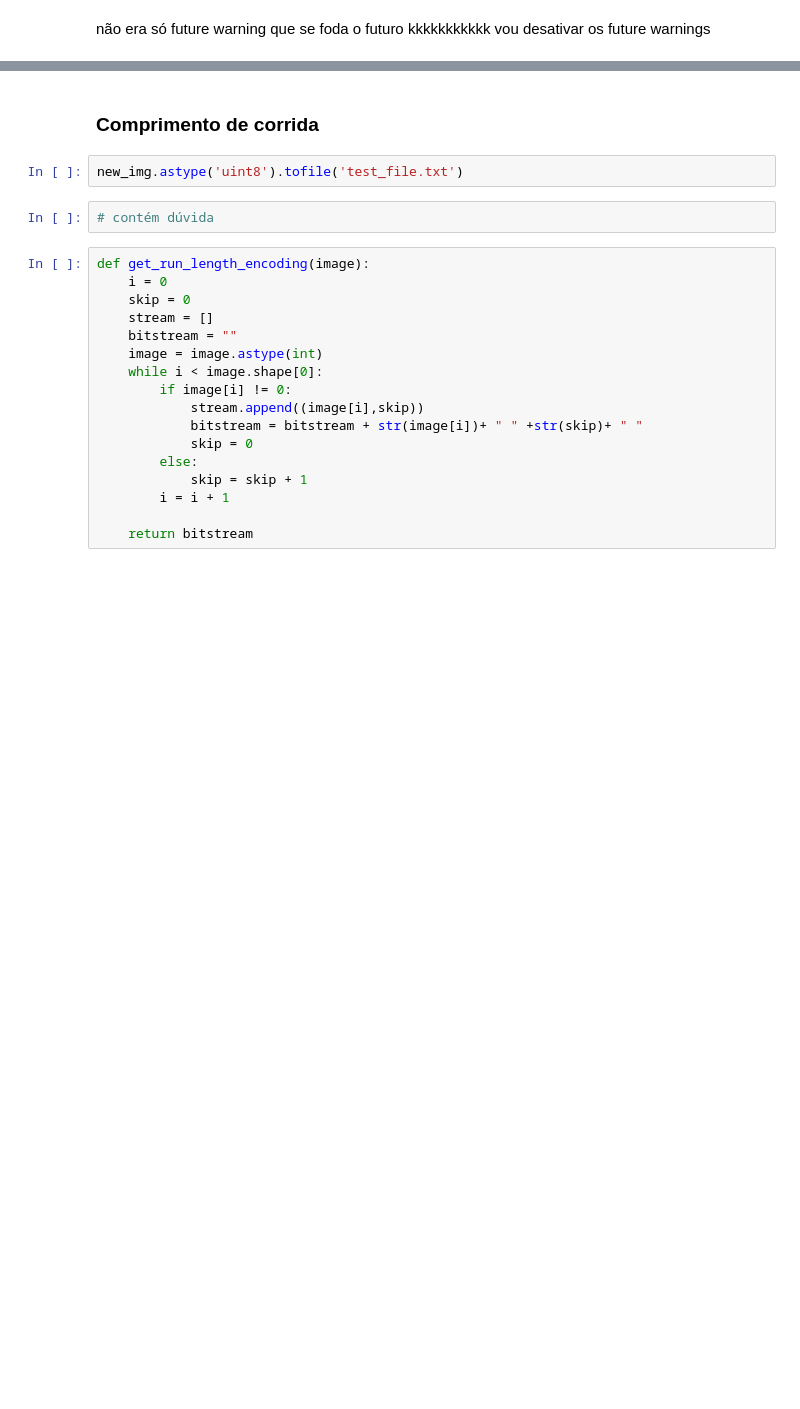
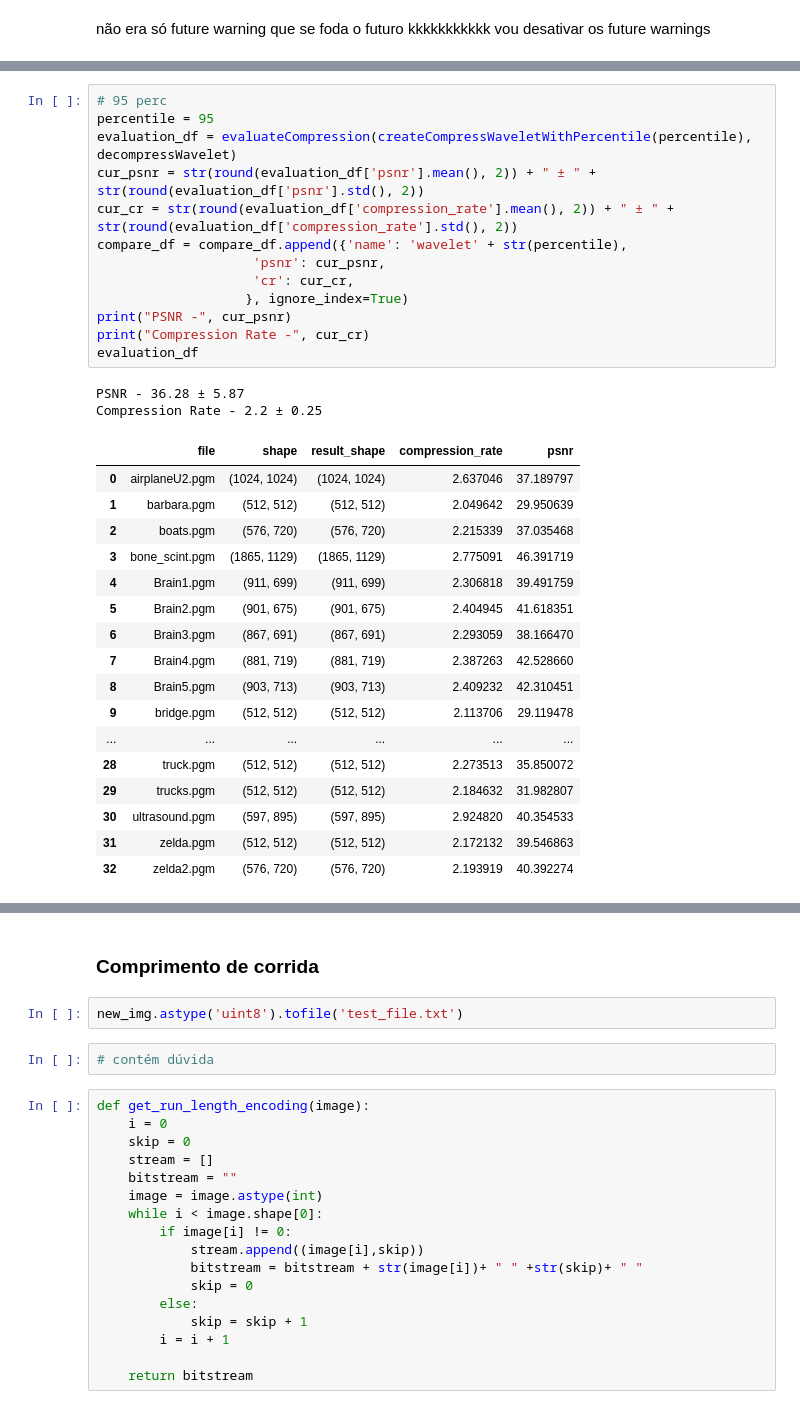
Before and after one commit to isisfcarvalho/tp1-icv, a Jupyter notebook: jpeg.ipynb, the cells around one changed output, grey strips where cells are left out. Cells and saved outputs as stored; diff of their text form; blank space fills up the shorter version.

```diff
--- a/jpeg.ipynb
+++ b/jpeg.ipynb
@@ -550,0 +677,33 @@ evaluation_df
+# %%
+# 95 perc
+percentile = 95
+evaluation_df = evaluateCompression(createCompressWaveletWithPercentile(percentile), decompressWavelet)
+cur_psnr = str(round(evaluation_df['psnr'].mean(), 2)) + " ± " + str(round(evaluation_df['psnr'].std(), 2))
+cur_cr = str(round(evaluation_df['compression_rate'].mean(), 2)) + " ± " + str(round(evaluation_df['compression_rate'].std(), 2))
+compare_df = compare_df.append({'name': 'wavelet' + str(percentile),
+                    'psnr': cur_psnr,
+                    'cr': cur_cr,
+                   }, ignore_index=True)
+print("PSNR -", cur_psnr)
+print("Compression Rate -", cur_cr)
+evaluation_df
+# %% [output]
+PSNR - 36.28 ± 5.87
+Compression Rate - 2.2 ± 0.25
+|  | file | shape | result_shape | compression_rate | psnr |
+| 0 | airplaneU2.pgm | (1024, 1024) | (1024, 1024) | 2.637046 | 37.189797 |
+| 1 | barbara.pgm | (512, 512) | (512, 512) | 2.049642 | 29.950639 |
+| 2 | boats.pgm | (576, 720) | (576, 720) | 2.215339 | 37.035468 |
+| 3 | bone_scint.pgm | (1865, 1129) | (1865, 1129) | 2.775091 | 46.391719 |
+| 4 | Brain1.pgm | (911, 699) | (911, 699) | 2.306818 | 39.491759 |
+| 5 | Brain2.pgm | (901, 675) | (901, 675) | 2.404945 | 41.618351 |
+| 6 | Brain3.pgm | (867, 691) | (867, 691) | 2.293059 | 38.166470 |
+| 7 | Brain4.pgm | (881, 719) | (881, 719) | 2.387263 | 42.528660 |
+| 8 | Brain5.pgm | (903, 713) | (903, 713) | 2.409232 | 42.310451 |
+| 9 | bridge.pgm | (512, 512) | (512, 512) | 2.113706 | 29.119478 |
+| ... | ... | ... | ... | ... | ... |
+| 28 | truck.pgm | (512, 512) | (512, 512) | 2.273513 | 35.850072 |
+| 29 | trucks.pgm | (512, 512) | (512, 512) | 2.184632 | 31.982807 |
+| 30 | ultrasound.pgm | (597, 895) | (597, 895) | 2.924820 | 40.354533 |
+| 31 | zelda.pgm | (512, 512) | (512, 512) | 2.172132 | 39.546863 |
+| 32 | zelda2.pgm | (576, 720) | (576, 720) | 2.193919 | 40.392274 |
```
Also changed, not shown: parts of 32 cells of this notebook.
